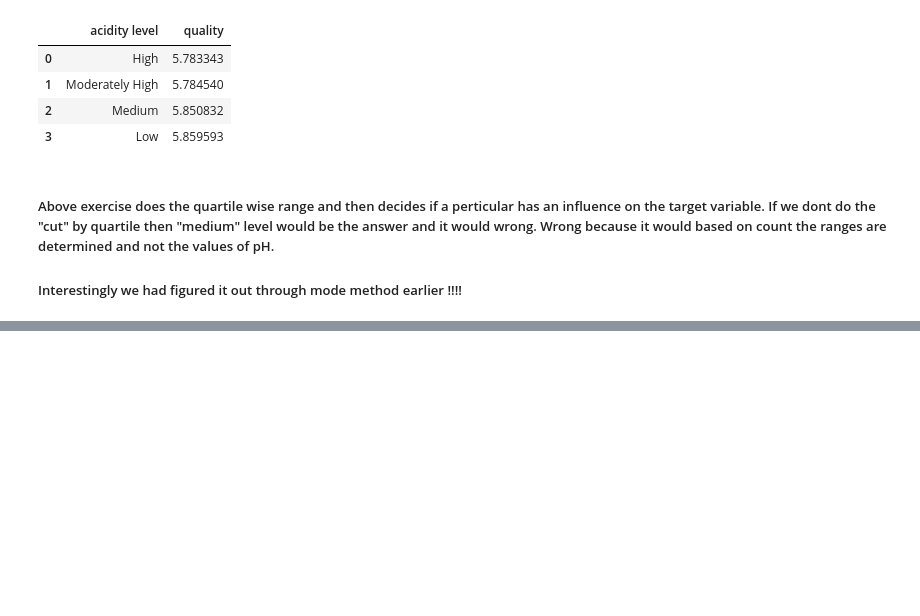
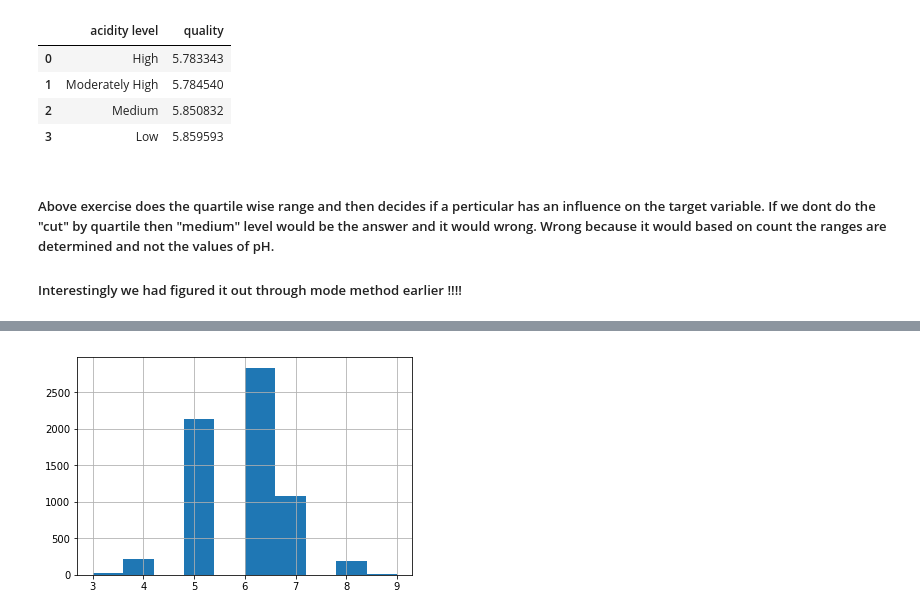
Before and after one commit to PadmarajBhat/DataAnalyst-1, a Jupyter notebook: The Data Analysis Process/Data Analysis Process Notes.ipynb, the cells around one changed output, grey strips where cells are left out. Cells and saved outputs as stored; diff of their text form; code cells hidden in the pictures; blank space fills up the shorter version.

```diff
--- a/The Data Analysis Process/Data Analysis Process Notes.ipynb
+++ b/The Data Analysis Process/Data Analysis Process Notes.ipynb
@@ -380,0 +419,4 @@ df.groupby('acidity level', as_index=False)['quality'].mean()
+# %%
+df.quality.hist();
+# %% [output]
+[figure, added]
```
Also changed, not shown: parts of 10 cells of this notebook.
